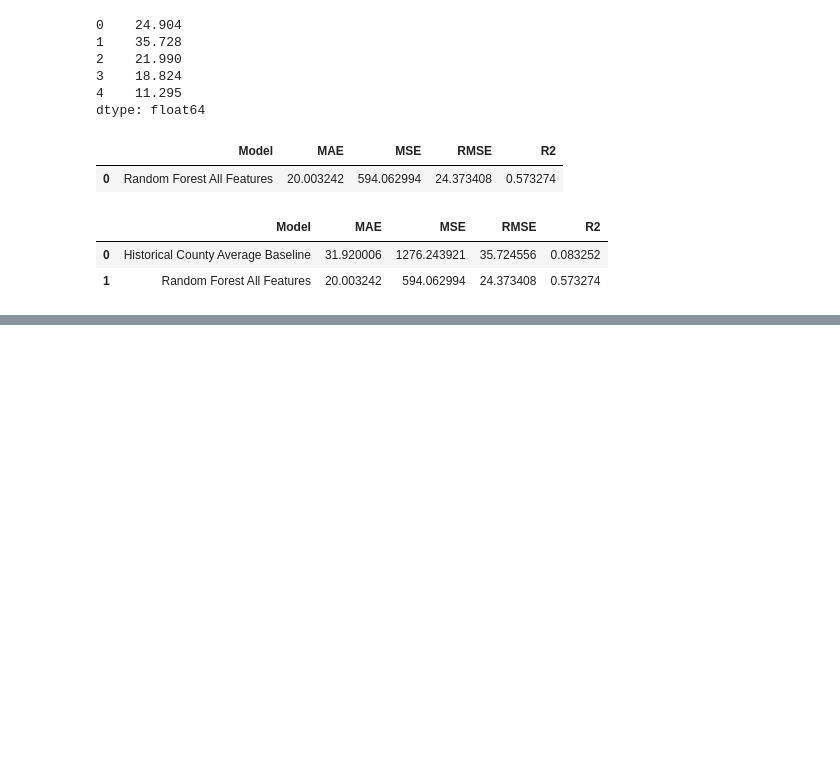
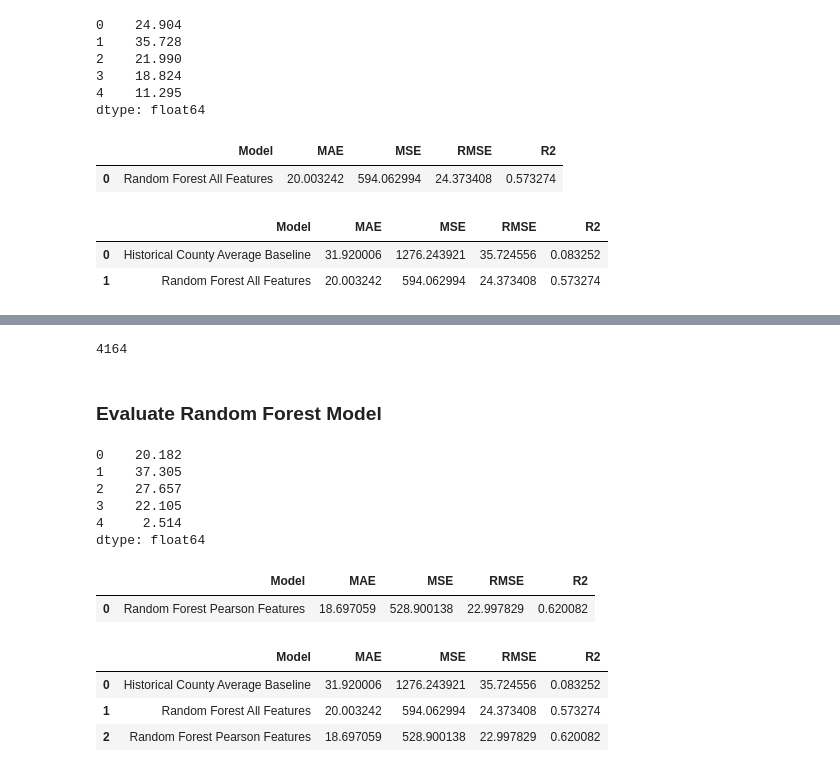
Before and after one commit to JTRIII/corn-yield-thesis, a Jupyter notebook: notebooks/06_model_evaluation_and_final_results.ipynb, the cells around one changed output, grey strips where cells are left out. Saved outputs shown, nothing was run; the diff lists cells and outputs as text; code cells hidden in the pictures; blank space fills up the shorter version.

Commit message:
Final Random Forest Prediction With Pearson Correlation Selected Features

```diff
--- a/notebooks/06_model_evaluation_and_final_results.ipynb
+++ b/notebooks/06_model_evaluation_and_final_results.ipynb
@@ -2247,0 +2265,7 @@ final_model_comparison
+# %%
+final_rf_pearson_preview = pd.DataFrame({
+    "Actual yield": y_test,
+    "Predicted yield": final_rf_pearson_predictions
+}, index=X_final_test_pearson.index)
+
+final_rf_pearson_preview.head()
@@ -2247,0 +2279,43 @@ final_model_comparison
+# %%
+len(final_rf_pearson_predictions)
+# %% [output]
+4164
+# %% [markdown]
+### Evaluate Random Forest Model
+# %%
+final_rf_pearson_errors = (final_rf_pearson_preview["Actual yield"] - final_rf_pearson_preview["Predicted yield"])
+final_rf_pearson_errors.head()
+# %% [output]
+0    20.182
+1    37.305
+2    27.657
+3    22.105
+4     2.514
+dtype: float64
+# %%
+final_rf_pearson_mae = final_rf_pearson_errors.abs().mean()
+final_rf_pearson_mse = (final_rf_pearson_errors ** 2).mean()
+final_rf_pearson_rmse = np.sqrt(final_rf_pearson_mse)
+final_rf_pearson_squared_error = (final_rf_pearson_errors ** 2).sum()
+final_rf_pearson_r2 = 1 - (final_rf_pearson_squared_error / test_squared_variation)
+# %%
+final_rf_pearson_results = pd.DataFrame({
+    "Model": ["Random Forest Pearson Features"],
+    "MAE": [final_rf_pearson_mae],
+    "MSE": [final_rf_pearson_mse],
+    "RMSE": [final_rf_pearson_rmse],
+    "R2": [final_rf_pearson_r2]
+})
+
+final_rf_pearson_results
+# %% [output]
+|  | Model | MAE | MSE | RMSE | R2 |
+| 0 | Random Forest Pearson Features | 18.697059 | 528.900138 | 22.997829 | 0.620082 |
+# %%
+final_model_comparison = pd.concat([final_baseline_results, final_rf_all_results, final_rf_pearson_results], ignore_index=True)
+final_model_comparison
+# %% [output]
+|  | Model | MAE | MSE | RMSE | R2 |
+| 0 | Historical County Average Baseline | 31.920006 | 1276.243921 | 35.724556 | 0.083252 |
+| 1 | Random Forest All Features | 20.003242 | 594.062994 | 24.373408 | 0.573274 |
+| 2 | Random Forest Pearson Features | 18.697059 | 528.900138 | 22.997829 | 0.620082 |
```
Also changed, not shown: parts of 8 cells of this notebook.
